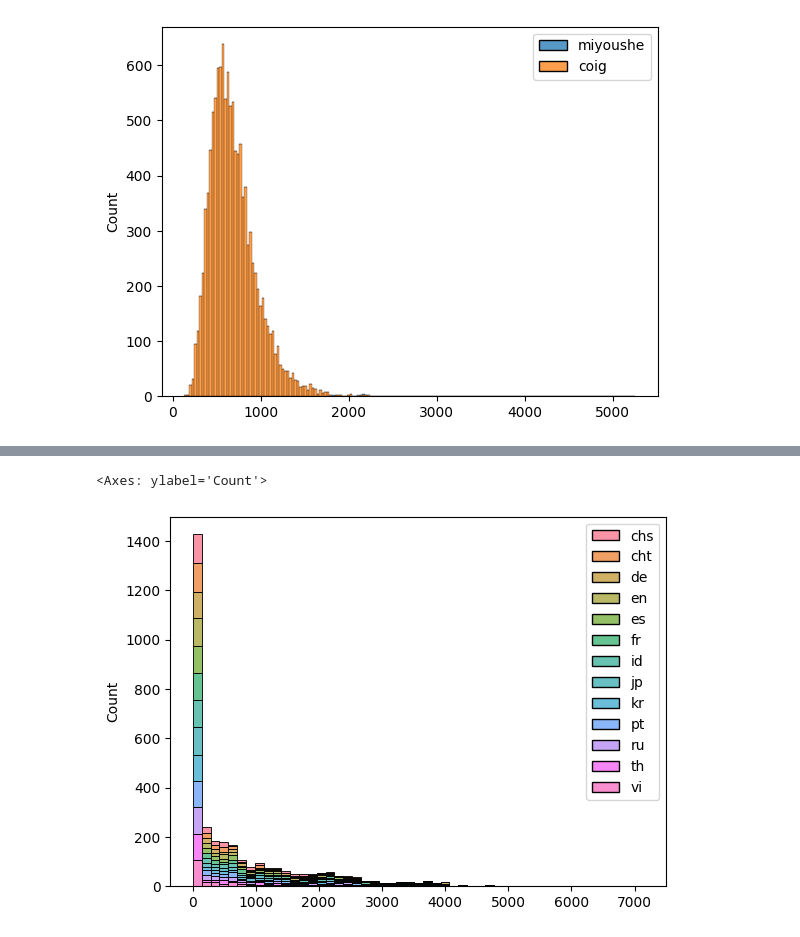
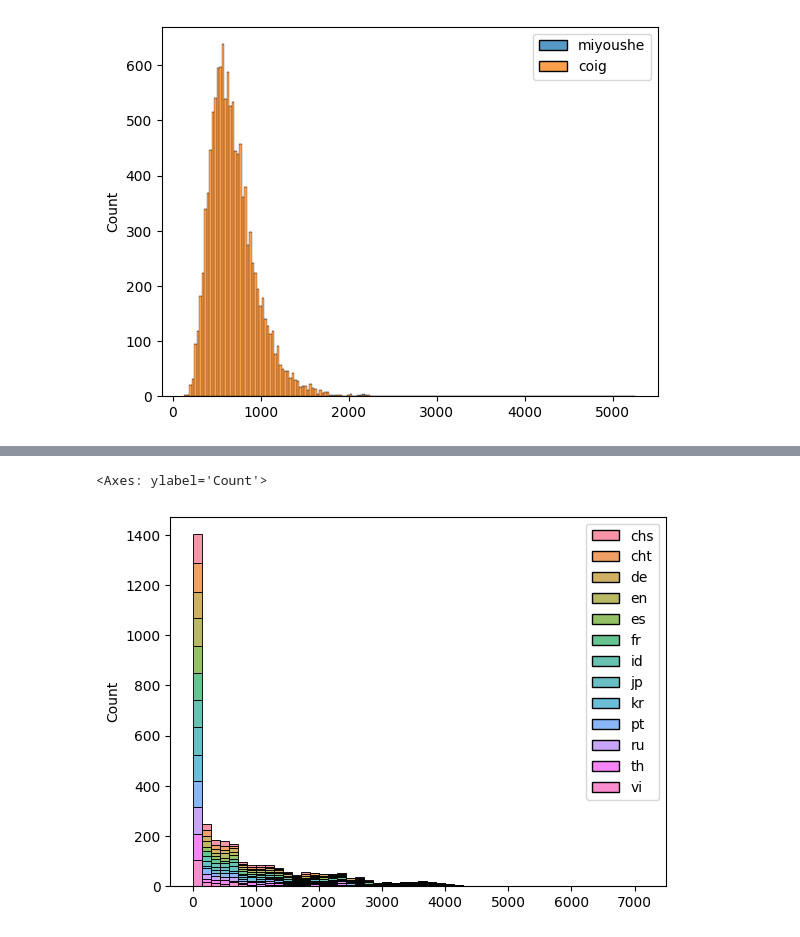
Before and after one commit to project-felys/delta-me13, a Jupyter notebook: metrics.ipynb, the cells around one changed output, grey strips where cells are left out. Drawn from its saved outputs; the diff is of its cells as text; code cells hidden in the pictures.

```diff
--- a/metrics.ipynb
+++ b/metrics.ipynb
@@ -12,5 +12,5 @@ sns.histplot(metrics, multiple="stack")
 # %%
-with open("corpora/amphoreus.json") as f:
+with open("corpora/pt/amphoreus.json") as f:
     metrics = json.load(f)
 
 sns.histplot(metrics, multiple="stack")
@@ -20,5 +20,5 @@ sns.histplot(metrics, multiple="stack")
 # %%
-with open("corpora/vendor.json") as f:
+with open("corpora/pt/vendor.json") as f:
     metrics = json.load(f)
 
 sns.histplot(metrics, multiple="stack")
@@ -26,7 +26,7 @@ sns.histplot(metrics, multiple="stack")
 <Axes: ylabel='Count'>
 [figure]
 # %%
-with open("corpora/sft.json") as f:
+with open("corpora/sft/everything.json") as f:
     metrics = json.load(f)
 
 sns.histplot(metrics, multiple="stack")
@@ -35,0 +36,5 @@ sns.histplot(metrics, multiple="stack")
+# %%
+with open("corpora/sft/amphoreus.json") as f:
+    metrics = json.load(f)
+
+sns.histplot(metrics, multiple="stack")
@@ -36,8 +44,8 @@ sns.histplot(metrics, multiple="stack")
 # %%
-with open("corpora/cyrene.json") as f:
+with open("corpora/sft/cyrene.json") as f:
     metrics = json.load(f)
 
 sns.histplot(metrics, multiple="stack")
 # %% [output]
 <Axes: ylabel='Count'>
-[figure, old version]
+[figure, new version]
```
Also changed, not shown: parts of 4 cells of this notebook, 5 other files.
